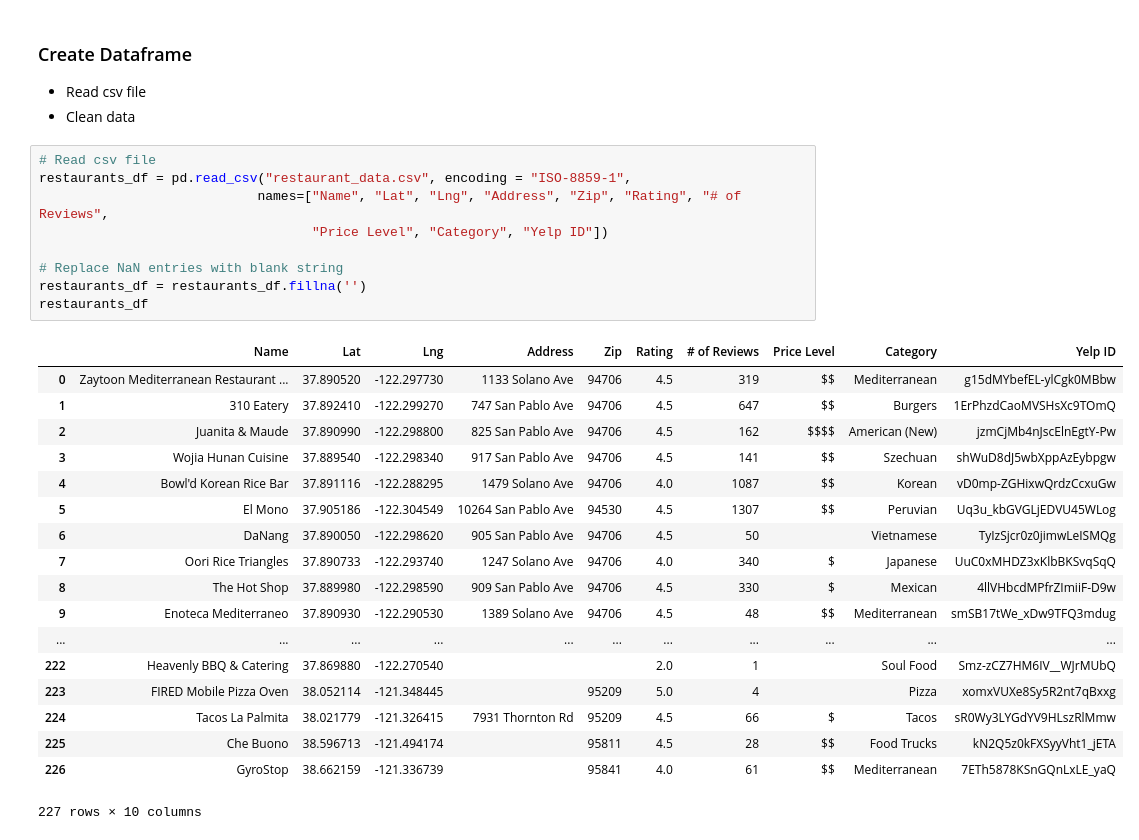
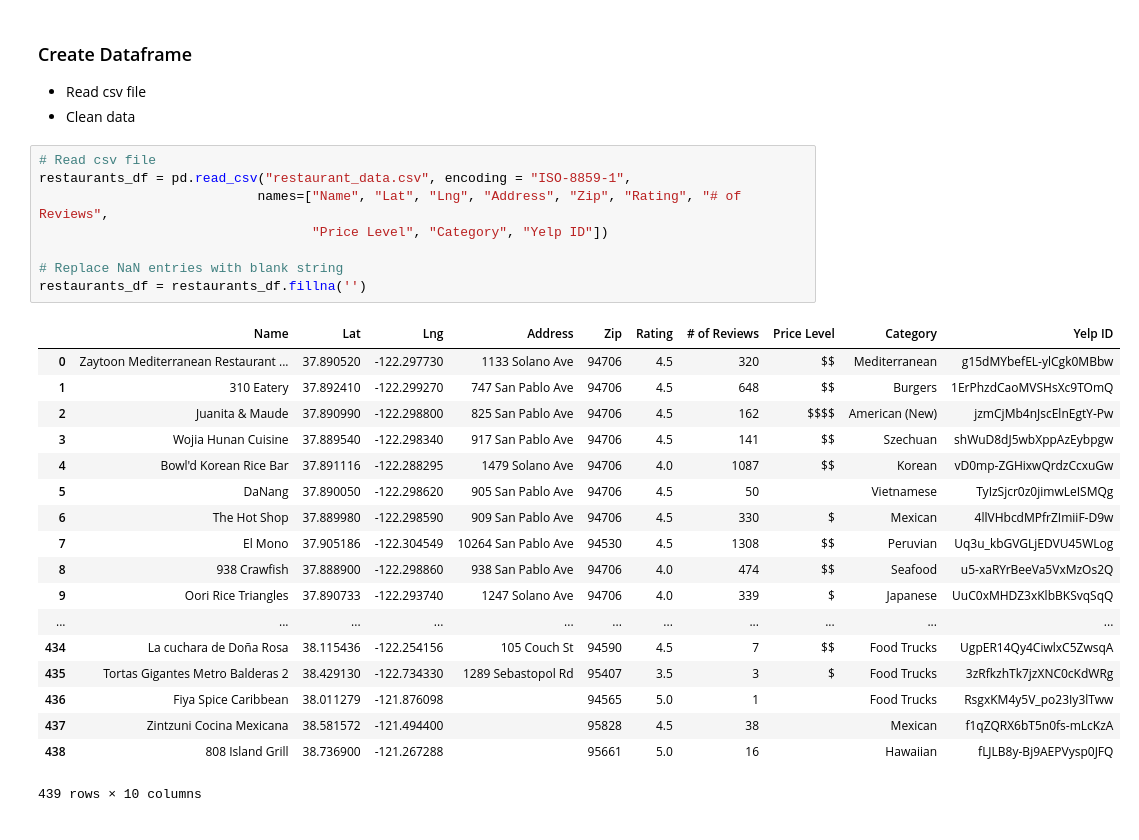
Before and after one commit to lquasem/Project-1, a Jupyter notebook: yelp_calls.ipynb, the cells around one changed output. Saved outputs shown, nothing was run; the diff lists cells and outputs as text.

```diff
--- a/yelp_calls.ipynb
+++ b/yelp_calls.ipynb
@@ -141,29 +174,28 @@ Processing query set 6 of approx 20 for Albany
 # %%
 # Read csv file
 restaurants_df = pd.read_csv("restaurant_data.csv", encoding = "ISO-8859-1",
                             names=["Name", "Lat", "Lng", "Address", "Zip", "Rating", "# of Reviews",
                                    "Price Level", "Category", "Yelp ID"])
 
 # Replace NaN entries with blank string
 restaurants_df = restaurants_df.fillna('')
-restaurants_df
 # %% [output]
 |  | Name | Lat | Lng | Address | Zip | Rating | # of Reviews | Price Level | Category | Yelp ID |
-| 0 | Zaytoon Mediterranean Restaurant ... | 37.890520 | -122.297730 | 1133 Solano Ave | 94706 | 4.5 | 319 | $$ | Mediterranean | g15dMYbefEL-ylCgk0MBbw |
-| 1 | 310 Eatery | 37.892410 | -122.299270 | 747 San Pablo Ave | 94706 | 4.5 | 647 | $$ | Burgers | 1ErPhzdCaoMVSHsXc9TOmQ |
+| 0 | Zaytoon Mediterranean Restaurant ... | 37.890520 | -122.297730 | 1133 Solano Ave | 94706 | 4.5 | 320 | $$ | Mediterranean | g15dMYbefEL-ylCgk0MBbw |
+| 1 | 310 Eatery | 37.892410 | -122.299270 | 747 San Pablo Ave | 94706 | 4.5 | 648 | $$ | Burgers | 1ErPhzdCaoMVSHsXc9TOmQ |
 | 2 | Juanita & Maude | 37.890990 | -122.298800 | 825 San Pablo Ave | 94706 | 4.5 | 162 | $$$$ | American (New) | jzmCjMb4nJscElnEgtY-Pw |
 | 3 | Wojia Hunan Cuisine | 37.889540 | -122.298340 | 917 San Pablo Ave | 94706 | 4.5 | 141 | $$ | Szechuan | shWuD8dJ5wbXppAzEybpgw |
 | 4 | Bowl'd Korean Rice Bar | 37.891116 | -122.288295 | 1479 Solano Ave | 94706 | 4.0 | 1087 | $$ | Korean | vD0mp-ZGHixwQrdzCcxuGw |
-| 5 | El Mono | 37.905186 | -122.304549 | 10264 San Pablo Ave | 94530 | 4.5 | 1307 | $$ | Peruvian | Uq3u_kbGVGLjEDVU45WLog |
-| 6 | DaNang | 37.890050 | -122.298620 | 905 San Pablo Ave | 94706 | 4.5 | 50 |  | Vietnamese | TyIzSjcr0z0jimwLeISMQg |
-| 7 | Oori Rice Triangles | 37.890733 | -122.293740 | 1247 Solano Ave | 94706 | 4.0 | 340 | $ | Japanese | UuC0xMHDZ3xKlbBKSvqSqQ |
-| 8 | The Hot Shop | 37.889980 | -122.298590 | 909 San Pablo Ave | 94706 | 4.5 | 330 | $ | Mexican | 4llVHbcdMPfrZImiiF-D9w |
-| 9 | Enoteca Mediterraneo | 37.890930 | -122.290530 | 1389 Solano Ave | 94706 | 4.5 | 48 | $$ | Mediterranean | smSB17tWe_xDw9TFQ3mdug |
+| 5 | DaNang | 37.890050 | -122.298620 | 905 San Pablo Ave | 94706 | 4.5 | 50 |  | Vietnamese | TyIzSjcr0z0jimwLeISMQg |
+| 6 | The Hot Shop | 37.889980 | -122.298590 | 909 San Pablo Ave | 94706 | 4.5 | 330 | $ | Mexican | 4llVHbcdMPfrZImiiF-D9w |
+| 7 | El Mono | 37.905186 | -122.304549 | 10264 San Pablo Ave | 94530 | 4.5 | 1308 | $$ | Peruvian | Uq3u_kbGVGLjEDVU45WLog |
+| 8 | 938 Crawfish | 37.888900 | -122.298860 | 938 San Pablo Ave | 94706 | 4.0 | 474 | $$ | Seafood | u5-xaRYrBeeVa5VxMzOs2Q |
+| 9 | Oori Rice Triangles | 37.890733 | -122.293740 | 1247 Solano Ave | 94706 | 4.0 | 339 | $ | Japanese | UuC0xMHDZ3xKlbBKSvqSqQ |
 | ... | ... | ... | ... | ... | ... | ... | ... | ... | ... | ... |
-| 222 | Heavenly BBQ & Catering | 37.869880 | -122.270540 |  |  | 2.0 | 1 |  | Soul Food | Smz-zCZ7HM6IV__WJrMUbQ |
-| 223 | FIRED Mobile Pizza Oven | 38.052114 | -121.348445 |  | 95209 | 5.0 | 4 |  | Pizza | xomxVUXe8Sy5R2nt7qBxxg |
-| 224 | Tacos La Palmita | 38.021779 | -121.326415 | 7931 Thornton Rd | 95209 | 4.5 | 66 | $ | Tacos | sR0Wy3LYGdYV9HLszRlMmw |
-| 225 | Che Buono | 38.596713 | -121.494174 |  | 95811 | 4.5 | 28 | $$ | Food Trucks | kN2Q5z0kFXSyyVht1_jETA |
-| 226 | GyroStop | 38.662159 | -121.336739 |  | 95841 | 4.0 | 61 | $$ | Mediterranean | 7ETh5878KSnGQnLxLE_yaQ |
+| 434 | La cuchara de Doña Rosa | 38.115436 | -122.254156 | 105 Couch St | 94590 | 4.5 | 7 | $$ | Food Trucks | UgpER14Qy4CiwlxC5ZwsqA |
+| 435 | Tortas Gigantes Metro Balderas 2 | 38.429130 | -122.734330 | 1289 Sebastopol Rd | 95407 | 3.5 | 3 | $ | Food Trucks | 3zRfkzhTk7jzXNC0cKdWRg |
+| 436 | Fiya Spice Caribbean | 38.011279 | -121.876098 |  | 94565 | 5.0 | 1 |  | Food Trucks | RsgxKM4y5V_po23Iy3lTww |
+| 437 | Zintzuni Cocina Mexicana | 38.581572 | -121.494400 |  | 95828 | 4.5 | 38 |  | Mexican | f1qZQRX6bT5n0fs-mLcKzA |
+| 438 | 808 Island Grill | 38.736900 | -121.267288 |  | 95661 | 5.0 | 16 |  | Hawaiian | fLJLB8y-Bj9AEPVysp0JFQ |
-227 rows × 10 columns
+439 rows × 10 columns
 # %%
```
Also changed, not shown: parts of 5 cells of this notebook, 1 other file.
